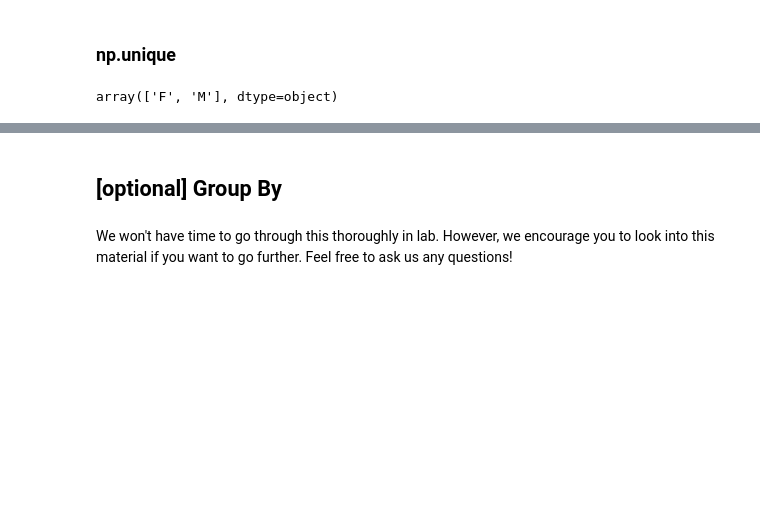
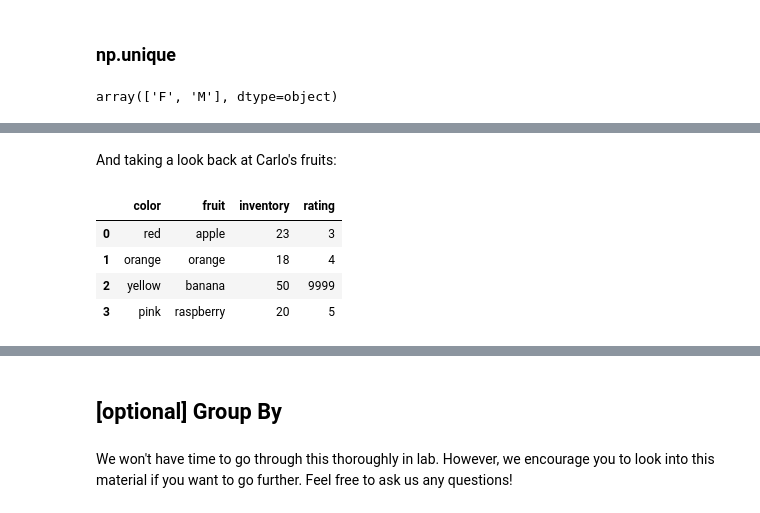
Before and after one commit to carlocrza/Data_Science_Society, a Jupyter notebook: Python_Libraries_Master.ipynb, the cells around one changed output, grey strips where cells are left out. Saved outputs shown, nothing was run; the diff lists cells and outputs as text; code cells hidden in the pictures; blank space fills up the shorter version.

```diff
--- a/Python_Libraries_Master.ipynb
+++ b/Python_Libraries_Master.ipynb
@@ -621,0 +648,10 @@ len(names)
+# %% [markdown]
+And taking a look back at Carlo's fruits:
+# %%
+carlos_fruits
+# %% [output]
+|  | color | fruit | inventory | rating |
+| 0 | red | apple | 23 | 3 |
+| 1 | orange | orange | 18 | 4 |
+| 2 | yellow | banana | 50 | 9999 |
+| 3 | pink | raspberry | 20 | 5 |
```
Also changed, not shown: parts of 44 cells of this notebook.
